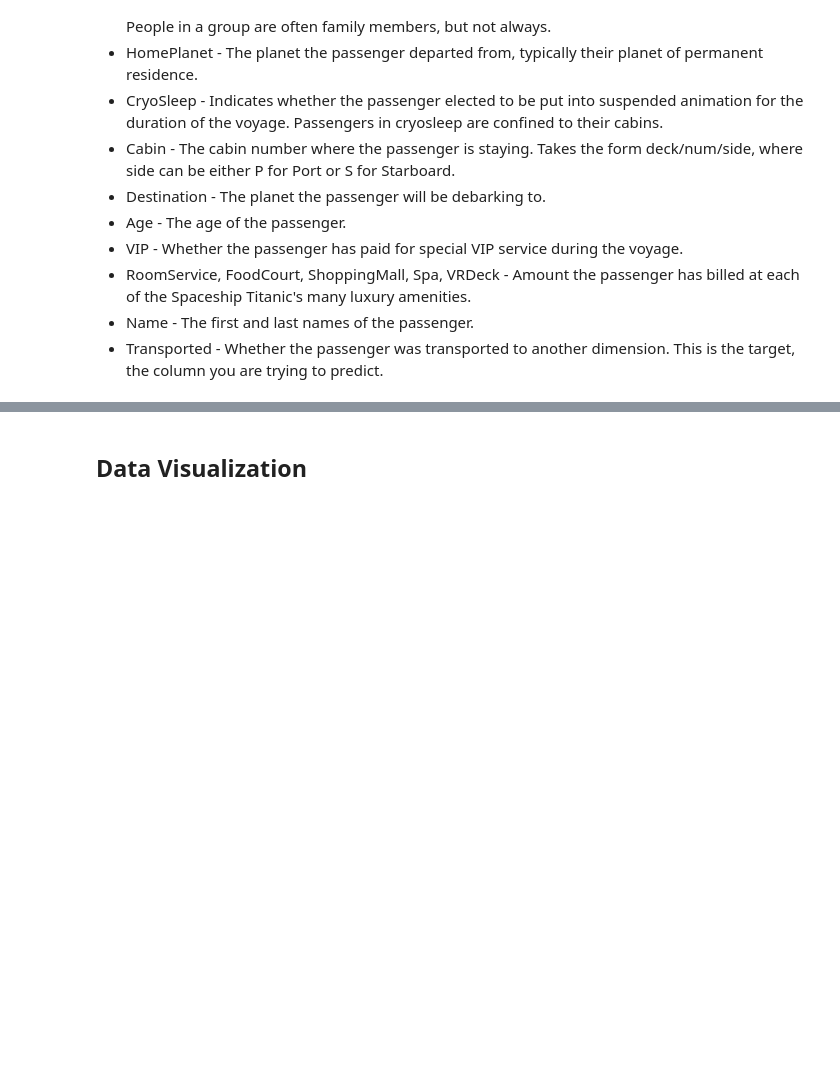
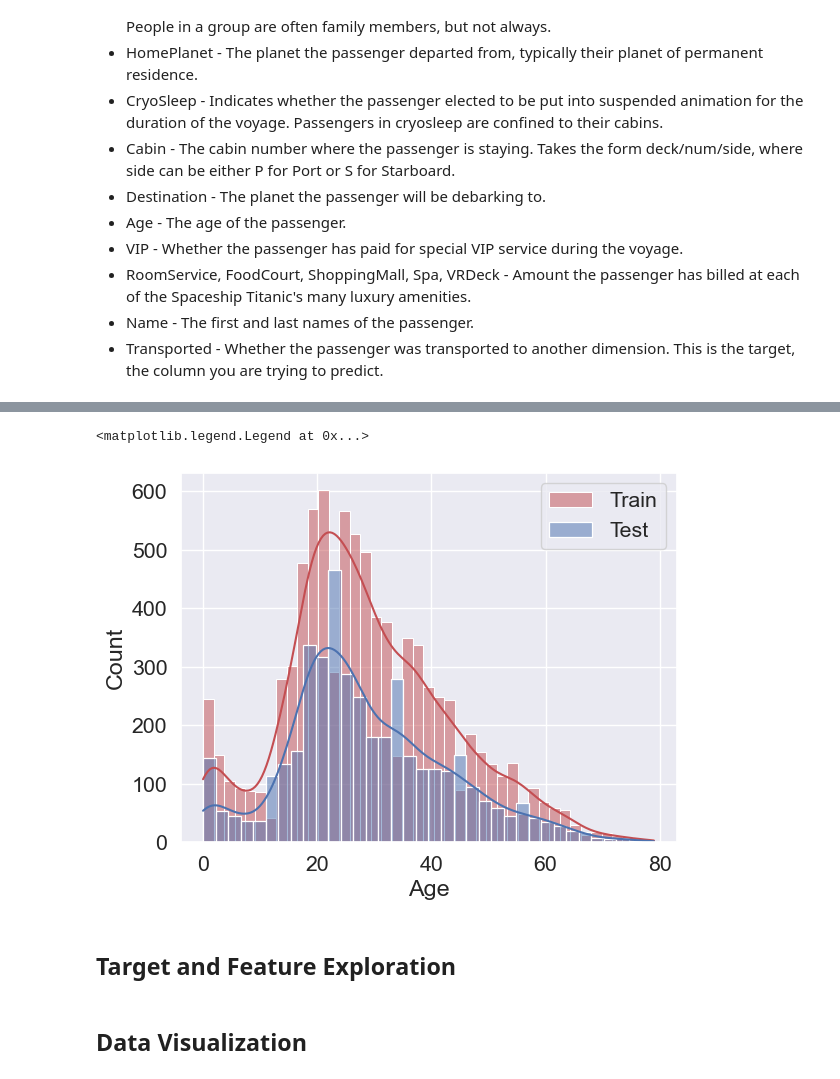
Before and after one commit to GuillermoIzquierdo/Spaceship-Project, a Jupyter notebook: notebooks/preliminary-exploration.ipynb, the cells around one changed output, grey strips where cells are left out. Saved outputs shown, nothing was run; the diff lists cells and outputs as text; code cells hidden in the pictures; blank space fills up the shorter version.

```diff
--- a/notebooks/preliminary-exploration.ipynb
+++ b/notebooks/preliminary-exploration.ipynb
@@ -132,3 +180,12 @@ pd.concat([train_missing_percentage, test_missing_percentage, missing_difference
+# %%
+sns.histplot(data = df, x = 'Age', color = 'r', label = 'Train', kde = True)
+sns.histplot(data = df_test, x = 'Age', color = 'b', label = 'Test', kde = True)
+plt.legend()
+# %% [output]
+<matplotlib.legend.Legend at 0x...>
+[figure, added]
+# %% [markdown]
+## Target and Feature Exploration
 # %% [markdown]
 ## Data Visualization
 # %% [markdown]
```
Also changed, not shown: parts of 15 cells of this notebook.
